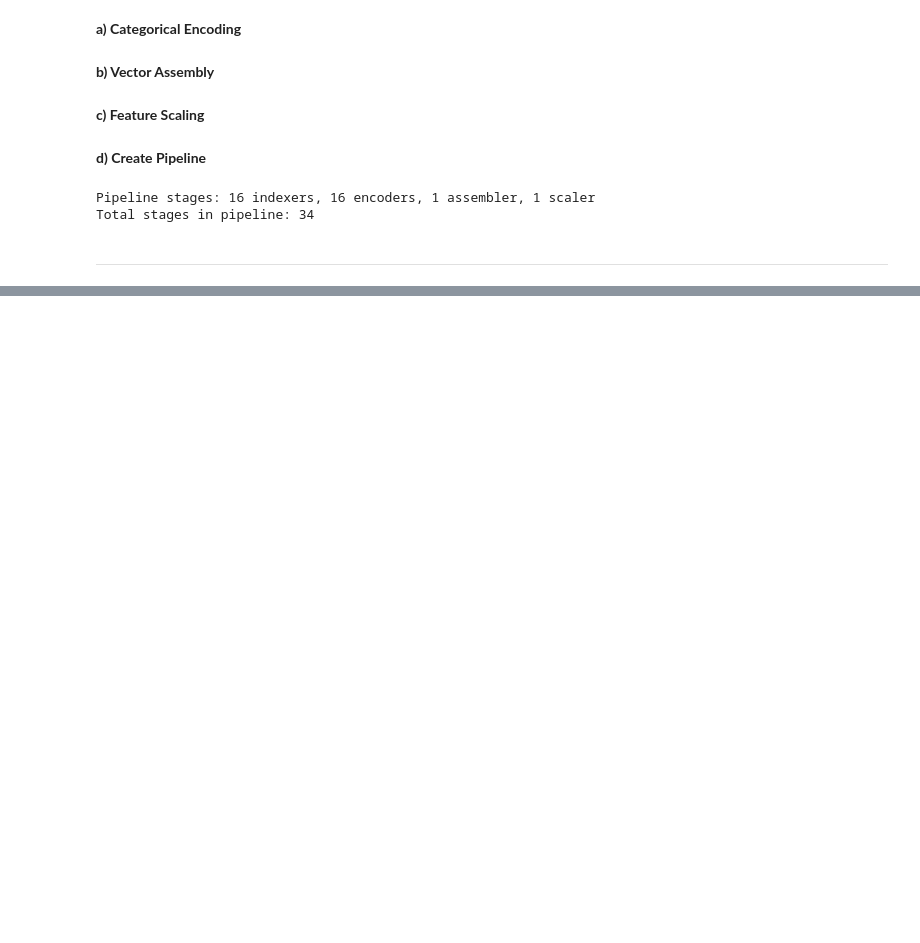
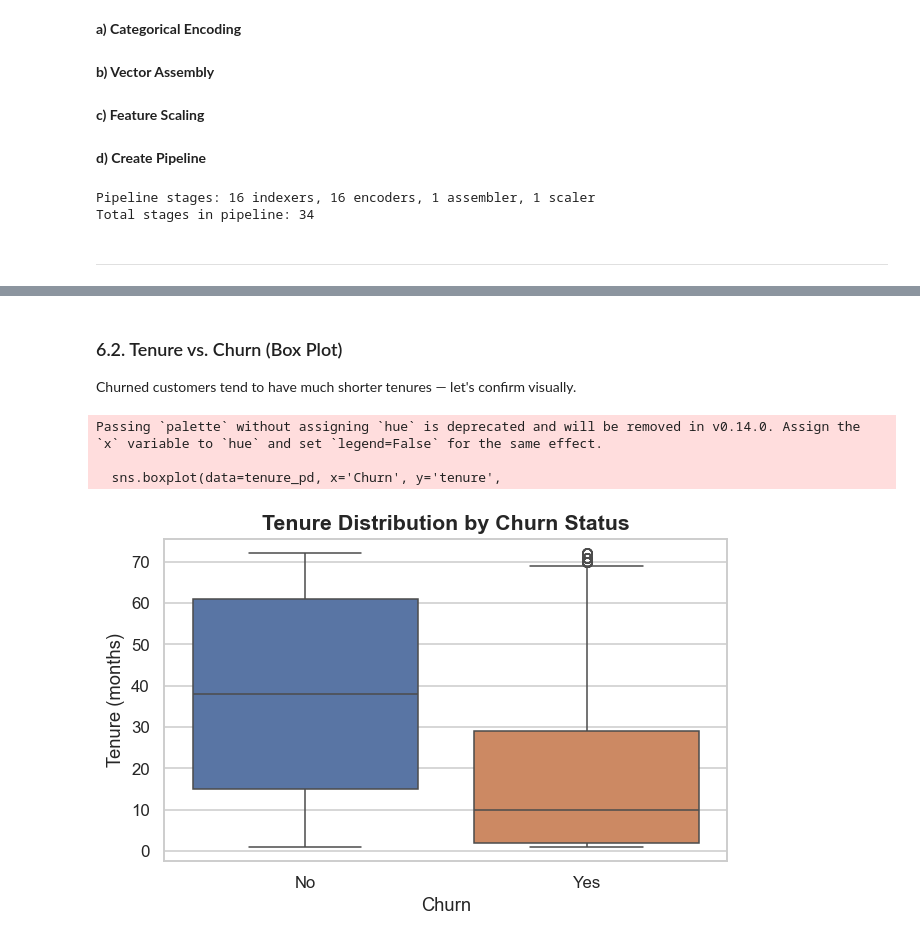
Before and after one commit to truongtan29602/customer-churn-sparkml, a Jupyter notebook: customer_churn_pipeline_run.ipynb, the cells around one changed output, grey strips where cells are left out. Saved outputs shown, nothing was run; the diff lists cells and outputs as text; code cells hidden in the pictures; blank space fills up the shorter version.

```diff
--- a/customer_churn_pipeline_run.ipynb
+++ b/customer_churn_pipeline_run.ipynb
@@ -477,0 +888,18 @@ spark.stop()
+# %% [markdown]
+### 6.2. Tenure vs. Churn (Box Plot)
+
+Churned customers tend to have much shorter tenures — let's confirm visually.
+# %%
+tenure_pd = df_clean.select('tenure', 'Churn').toPandas()
+
+fig, ax = plt.subplots(figsize=(6, 4))
+sns.boxplot(data=tenure_pd, x='Churn', y='tenure',
+            palette={'No': '#4c72b0', 'Yes': '#dd8452'}, ax=ax)
+ax.set_title('Tenure Distribution by Churn Status', fontsize=14, fontweight='bold')
+ax.set_xlabel('Churn'); ax.set_ylabel('Tenure (months)')
+plt.tight_layout(); plt.show()
+# %% [output]
+Passing `palette` without assigning `hue` is deprecated and will be removed in v0.14.0. Assign the `x` variable to `hue` and set `legend=False` for the same effect.
+
+  sns.boxplot(data=tenure_pd, x='Churn', y='tenure',
+[figure, added]
```
Also changed, not shown: parts of 66 cells of this notebook, 1 other file.
